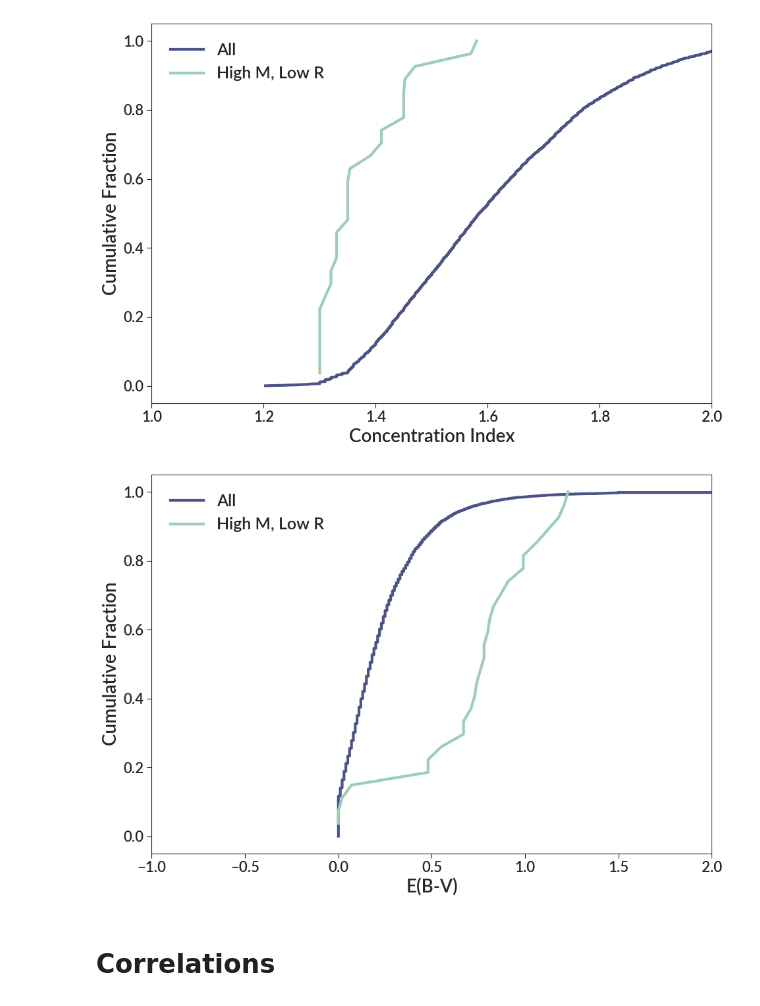
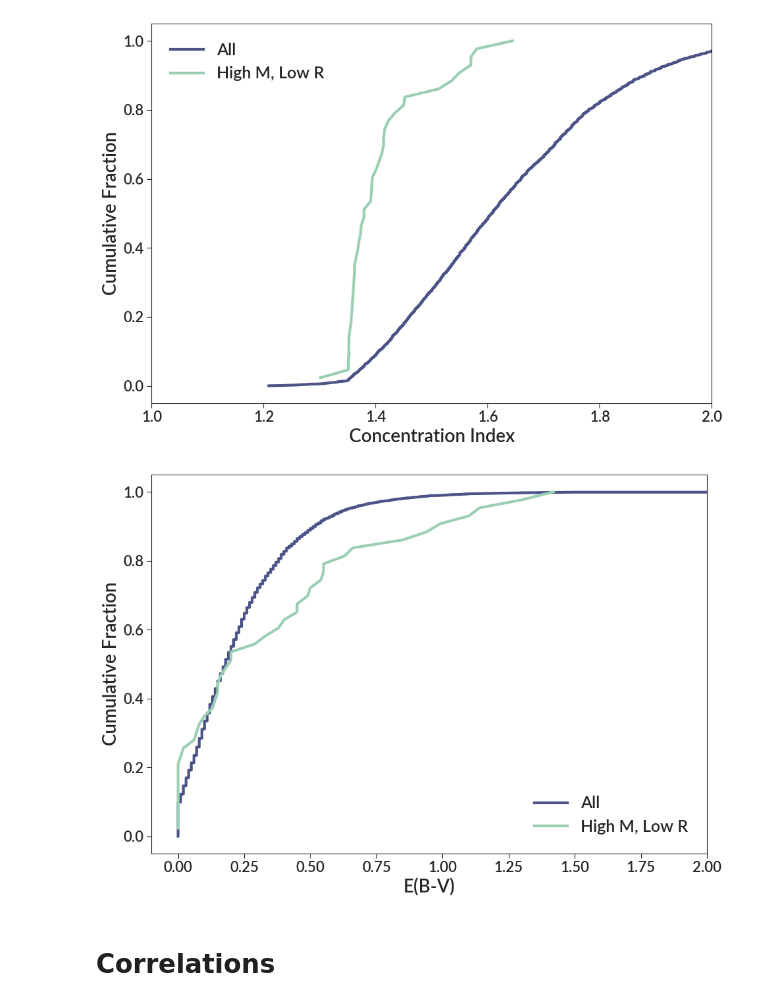
Before and after one commit to gillenbrown/LEGUS-sizes, a Jupyter notebook: testing/highM_lowR_clusters.ipynb, the cells around one changed output. Saved outputs shown, nothing was run; the diff lists cells and outputs as text; code cells hidden in the pictures.

```diff
--- a/testing/highM_lowR_clusters.ipynb
+++ b/testing/highM_lowR_clusters.ipynb
@@ -25,14 +25,14 @@ for galaxy_dir in data_dir.iterdir():
 
 big_catalog = table.vstack(catalogs, join_type="inner")
 # %%
-mask1 = big_catalog["mass_msun"] > 2e5
-mask2 = big_catalog["r_eff_pc_rmax_15pix_best"] < 0.5
-mask3 = big_catalog["good"]
+mask1 = big_catalog["mass_msun"] > 3e4
+mask2 = big_catalog["r_eff_pc_rmax_15pix_best"] < 0.7
+maskg = big_catalog["good"]
 
 mask = np.logical_and(mask1, mask2)
-mask = np.logical_and(mask, mask3)
+mask = np.logical_and(mask, maskg)
 # %%
-def make_cumulative_histogram(values):
+def make_cumulative_histogram(values, normed=True):
     """
     Create the line to be plotted for a cumulative histogram
 
@@ -42,7 +42,9 @@ def make_cumulative_histogram(values):
     sorted_values = np.sort(values)
     ys = np.arange(1, 1 + len(sorted_values), 1)
     assert len(ys) == len(sorted_values)
-    return sorted_values, ys / np.max(ys)
+    if normed:
+        ys = ys / np.max(ys)
+    return sorted_values, ys
 # %%
 scales = {"chi_2_reduced": "linear",
           "Q_probability": "log",
@@ -64,7 +66,7 @@ names = {"chi_2_reduced": "Reduced $\chi^2$",
 # %%
 for quantity in scales:
     fig, ax = bpl.subplots()
-    ax.plot(*make_cumulative_histogram(big_catalog[quantity]), label="All")
+    ax.plot(*make_cumulative_histogram(big_catalog[quantity][maskg]), label="All")
     ax.plot(*make_cumulative_histogram(big_catalog[quantity][mask]), label="High M, Low R")
     ax.set_limits(*limits[quantity])
     ax.set_xscale(scales[quantity])
@@ -77,5 +79,5 @@ for quantity in scales:
-[figure, old version]
+[figure, new version]
-[figure, old version]
+[figure, new version]
 # %% [markdown]
 # Correlations
 # %%
```
Also changed, not shown: parts of 9 cells of this notebook, 1 other file.
